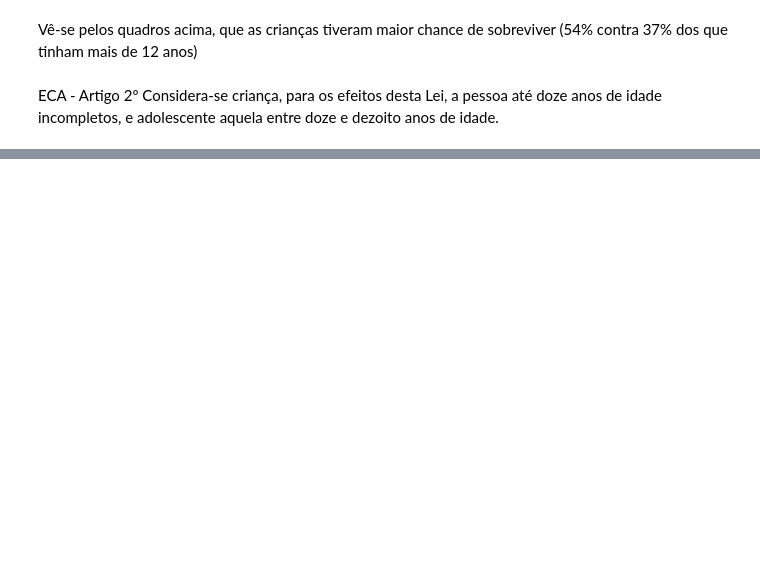
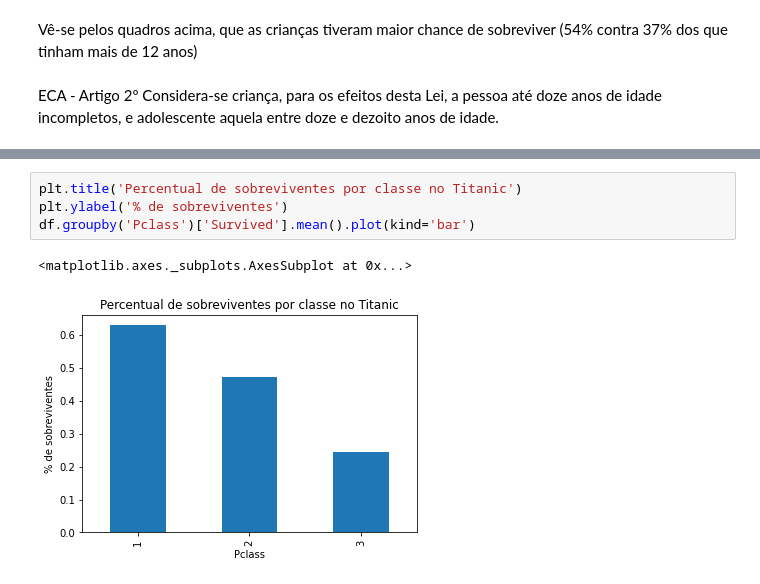
Before and after one commit to pcpiscator/Ciencia-de-dados, a Jupyter notebook: S4_Tarefa.ipynb, the cells around one changed output, grey strips where cells are left out. Saved outputs shown, nothing was run; the diff lists cells and outputs as text; blank space fills up the shorter version.

```diff
--- a/S4_Tarefa.ipynb
+++ b/S4_Tarefa.ipynb
@@ -90,0 +175,7 @@ Pelo acima descrito, constata-se que mulheres e crianças tiveram maior chance d
+# %%
+plt.title('Percentual de sobreviventes por classe no Titanic')
+plt.ylabel('% de sobreviventes')
+df.groupby('Pclass')['Survived'].mean().plot(kind='bar')
+# %% [output]
+<matplotlib.axes._subplots.AxesSubplot at 0x...>
+[figure, added]
```
Also changed, not shown: parts of 13 cells of this notebook.
